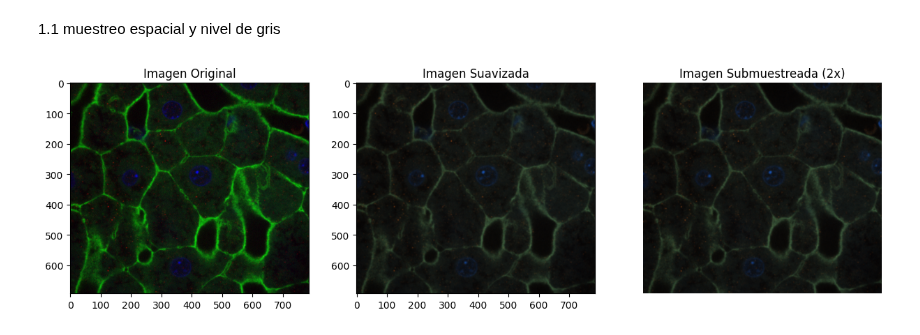
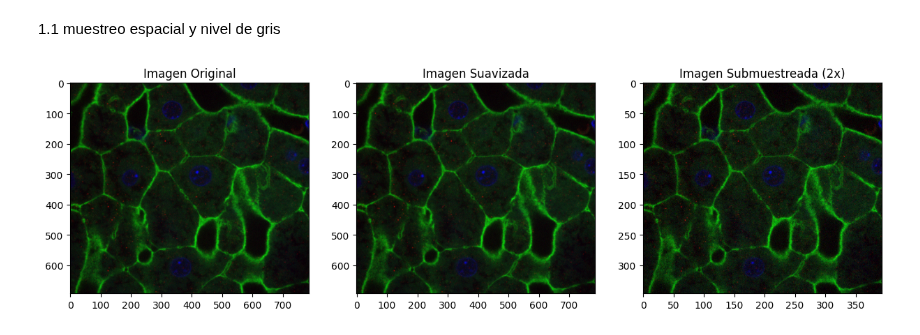
Before and after one commit to gabriel-lopezl/Image_processiong, a Jupyter notebook: Clase 1.ipynb, the cells around one changed output. Saved outputs shown, nothing was run; the diff lists cells and outputs as text; code cells hidden in the pictures.

```diff
--- a/Clase 1.ipynb
+++ b/Clase 1.ipynb
@@ -7,24 +7,29 @@ Lectura previa clase 1
 # %%
 import numpy as np
 import matplotlib.pyplot as plt
 from skimage import io, img_as_float, filters
 # Cargar imagen original
 imagen_original = io.imread('https://github.com/hernanmorales-navarrete/Image_Processing/raw/main/2D_image_nuclei_cells_liver.tif')
+
 # Convertir a tipo float para realizar operaciones de muestreo
 imagen_float = img_as_float(imagen_original)
+
 # Aplicar filtro de suavizado antes de submuestrear para evitar aliasing
-imagen_suavizada = filters.gaussian(imagen_float, sigma=1)
+# imagen_suavizada = filters.gaussian(imagen_float, sigma=1)
+imagen_suavizada = imagen_float
+
 # Submuestreo 2x después del suavizado
 imagen_submuestreada = imagen_suavizada[::2, ::2]
+
 # Mostrar imagen original, suavizada y submuestreada
 fig, axes = plt.subplots(1, 3, figsize=(15, 5))
 axes[0].imshow(imagen_float, cmap='gray')
 axes[0].set_title('Imagen Original')
 axes[1].imshow(imagen_suavizada, cmap='gray')
 axes[1].set_title('Imagen Suavizada')
 axes[2].imshow(imagen_submuestreada, cmap='gray')
 axes[2].set_title('Imagen Submuestreada (2x)')
-plt.axis('off')
+# plt.axis('off')
 plt.show()
 # %% [output]
-[figure, old version]
+[figure, new version]
```
